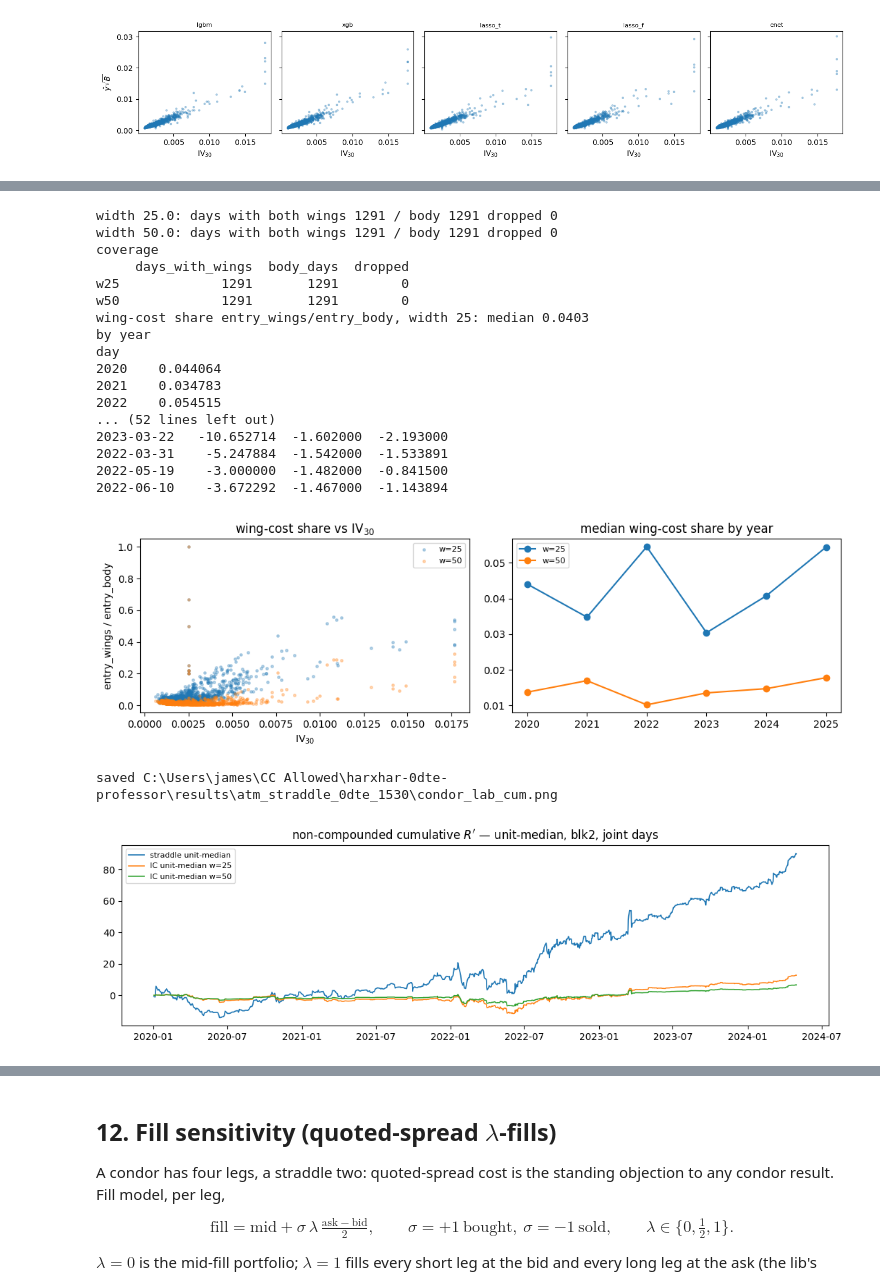
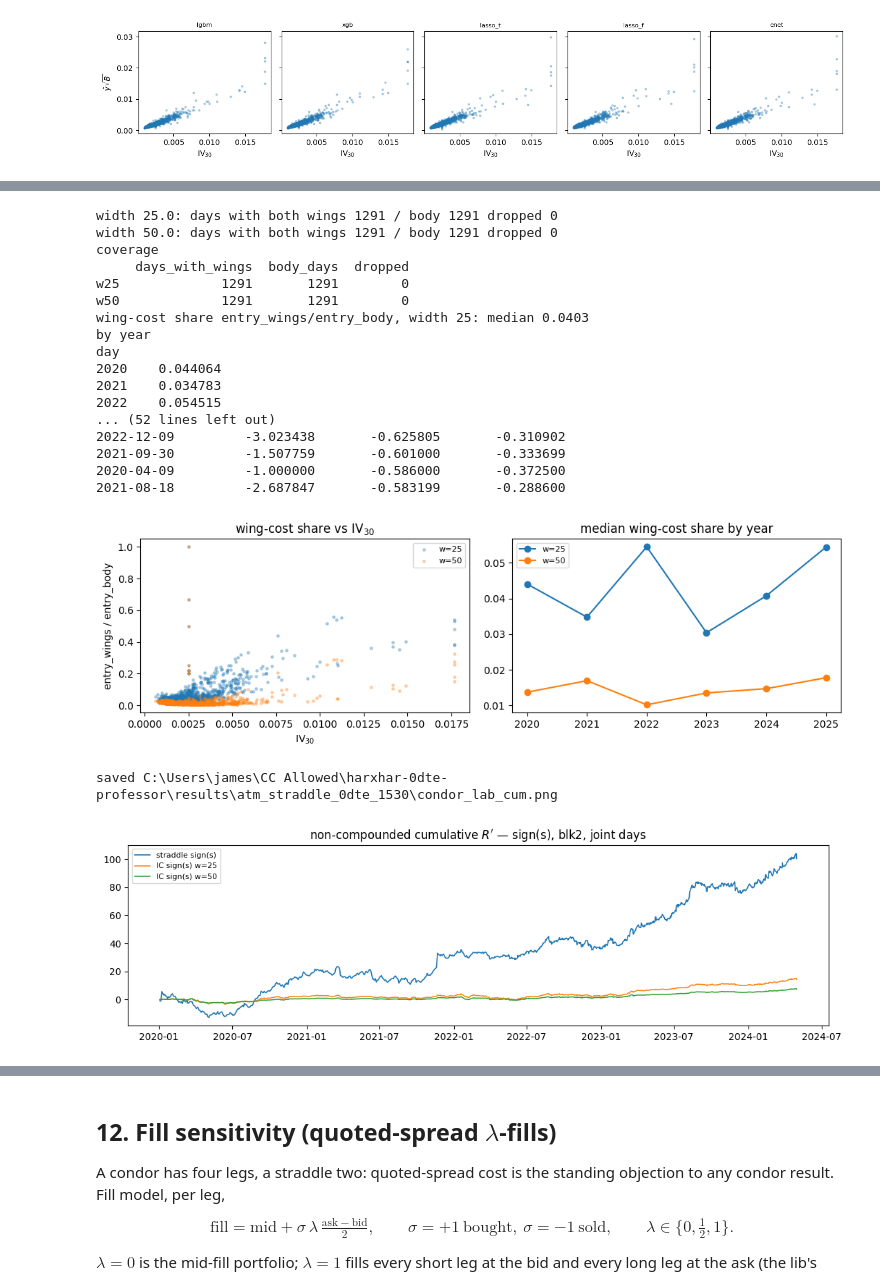
Before and after one commit to jamesdchen/harxhar-clean, a Jupyter notebook: notebooks/atm_straddle_experimental.ipynb, the cells around one changed output, grey strips where cells are left out. Drawn from its saved outputs; the diff is of its cells as text; code cells hidden in the pictures.

```diff
--- a/notebooks/atm_straddle_experimental.ipynb
+++ b/notebooks/atm_straddle_experimental.ipynb
@@ -810,14 +791,14 @@ expanding median, vol-target of the unit-median portfolio, and a Kelly-ish
 $q=\mathrm{clip}(s/\widehat{\mathrm{Var}}(R),-3,3)$. Scored on the
 common days. blk2 shown; CSVs for every model.
 # %%
-extra_names = ["rank-|s|", "inv-vol of R", "dead-zone 0.5 med",
-               "vol-target unit-median", "kelly-ish s/var(R)"]
 for tag in MODEL_ORDER:
     px = books[tag]
     sizes = asl.extra_weight_sizes(px)
+    extra_names = list(sizes)
+    sizes.update(asl.rule_sizes(px))
     tab = pd.DataFrame({
         name: asl.rule_row((sizes[name] * px["R"]).loc[common], sizes[name].loc[common])
-        for name in extra_names + ["unit-median VRP", "always short"]
+        for name in extra_names + ["sign(s)", "always short"]
     }).T
     tab.to_csv(OUT / f"experimental_weights_{tag}.csv")
     if tag == "blk2":
@@ -1059,36 +1037,36 @@ pd.DataFrame(share_tabs).to_csv(OUT / "condor_lab_diag_wingshare.csv")
 
 blk = books["blk2"]
 strad_sizes = asl.rule_sizes(blk)
-strad_um = (strad_sizes["unit-median VRP"] * blk["R"]).loc[common]
+strad_sg = (strad_sizes["sign(s)"] * blk["R"]).loc[common]
 strad_as = (-blk["R"]).loc[common]
 
-cond_um = {}
+cond_sg = {}
 for w, ic in ics.items():
     joined = ic.join(blk[["signal", "pos", "R"]], how="inner", rsuffix="_strad")
     sizes = asl.rule_sizes(joined)
     idx = joined.index.intersection(common)
-    cond_um[w] = (sizes["unit-median VRP"] * joined["R_long_ic"]).loc[idx]
+    cond_sg[w] = (sizes["sign(s)"] * joined["R_long_ic"]).loc[idx]
 
 ir_rows = {}
 for w in ics:
-    ir_rows[f"IC-UM w{int(w)} vs straddle AS"] = asl.information_ratio(cond_um[w], strad_as)
-    ir_rows[f"IC-UM w{int(w)} vs straddle UM"] = asl.information_ratio(cond_um[w], strad_um)
+    ir_rows[f"IC-sign(s) w{int(w)} vs straddle AS"] = asl.information_ratio(cond_sg[w], strad_as)
+    ir_rows[f"IC-sign(s) w{int(w)} vs straddle sign(s)"] = asl.information_ratio(cond_sg[w], strad_sg)
 ir_tab = pd.DataFrame(ir_rows).T
-print("IR of condor unit-median vs straddle benchmarks")
+print("IR of condor sign(s) vs straddle benchmarks")
 print(ir_tab.to_string())
 ir_tab.to_csv(OUT / "condor_lab_diag_ir.csv")
 
-joint = strad_um.index.intersection(cond_um[25.0].index).intersection(cond_um[50.0].index)
+joint = strad_sg.index.intersection(cond_sg[25.0].index).intersection(cond_sg[50.0].index)
 tails = pd.DataFrame({
-    "straddle UM": strad_um.loc[joint],
-    "IC-UM w25": cond_um[25.0].loc[joint],
-    "IC-UM w50": cond_um[50.0].loc[joint],
+    "straddle sign(s)": strad_sg.loc[joint],
+    "IC-sign(s) w25": cond_sg[25.0].loc[joint],
+    "IC-sign(s) w50": cond_sg[50.0].loc[joint],
 })
-worst_strad = tails.nsmallest(10, "straddle UM")
-worst_ic25 = tails.nsmallest(10, "IC-UM w25")
-print("worst 10 days by straddle UM R'")
+worst_strad = tails.nsmallest(10, "straddle sign(s)")
+worst_ic25 = tails.nsmallest(10, "IC-sign(s) w25")
+print("worst 10 days by straddle sign(s) R'")
 print(worst_strad.to_string())
-print("worst 10 days by IC-UM w25 R'")
+print("worst 10 days by IC-sign(s) w25 R'")
 print(worst_ic25.to_string())
 worst_strad.to_csv(OUT / "condor_lab_diag_tails_straddle.csv")
 worst_ic25.to_csv(OUT / "condor_lab_diag_tails_ic25.csv")
@@ -1106,43 +1084,43 @@ day
 2021    0.034783
 2022    0.054515
 ... (52 lines left out)
-2023-03-22   -10.652714  -1.602000  -2.193000
-2022-03-31    -5.247884  -1.542000  -1.533891
-2022-05-19    -3.000000  -1.482000  -0.841500
-2022-06-10    -3.672292  -1.467000  -1.143894
+2022-12-09         -3.023438       -0.625805       -0.310902
+2021-09-30         -1.507759       -0.601000       -0.333699
+2020-04-09         -1.000000       -0.586000       -0.372500
+2021-08-18         -2.687847       -0.583199       -0.288600
 # %%
 fig, axes = plt.subplots(1, 2, figsize=(10.5, 3.4))
 for w, ic in ics.items():
     axes[0].scatter(ic["iv_30"], ic["wing_share"], s=6, alpha=0.3, label=f"w={int(w)}")
 axes[0].set_xlabel(r"$\mathrm{IV}_{30}$")
 axes[0].set_ylabel("entry_wings / entry_body")
 axes[0].set_title("wing-cost share vs $\\mathrm{IV}_{30}$")
 axes[0].legend(fontsize=8)
 for w, ic in ics.items():
     by_year = ic["wing_share"].groupby(ic.index.year).median()
     axes[1].plot(by_year.index, by_year.values, marker="o", label=f"w={int(w)}")
 axes[1].set_title("median wing-cost share by year")
 axes[1].legend(fontsize=8)
 fig.tight_layout()
 fig.savefig(OUT / "condor_lab_diagnostics.png", dpi=120, bbox_inches="tight")
 display(fig)
 plt.close(fig)
 
 fig, ax = plt.subplots(figsize=(11, 3.4))
-ax.plot(joint, strad_um.loc[joint].cumsum().values, label="straddle unit-median", lw=1.2)
+ax.plot(joint, strad_sg.loc[joint].cumsum().values, label="straddle sign(s)", lw=1.2)
 for w in ics:
-    ax.plot(joint, cond_um[w].loc[joint].cumsum().values, label=f"IC unit-median w={int(w)}", lw=1.1)
-ax.set_title("non-compounded cumulative $R'$ — unit-median, blk2, joint days")
+    ax.plot(joint, cond_sg[w].loc[joint].cumsum().values, label=f"IC sign(s) w={int(w)}", lw=1.1)
+ax.set_title("non-compounded cumulative $R'$ — sign(s), blk2, joint days")
 ax.legend(fontsize=8)
 fig.tight_layout()
 fig.savefig(OUT / "condor_lab_cum.png", dpi=120, bbox_inches="tight")
 print("saved", OUT / "condor_lab_cum.png")
 display(fig)
 plt.close(fig)
 # %% [output]
 [figure]
 saved C:\Users\james\CC Allowed\harxhar-0dte-professor\results\atm_straddle_0dte_1530\condor_lab_cum.png
-[figure, old version]
+[figure, new version]
 # %% [markdown]
 ## 10. Strangle-body condors and per-side attribution
 
```
Also changed, not shown: parts of 22 cells of this notebook, 56 other files.
